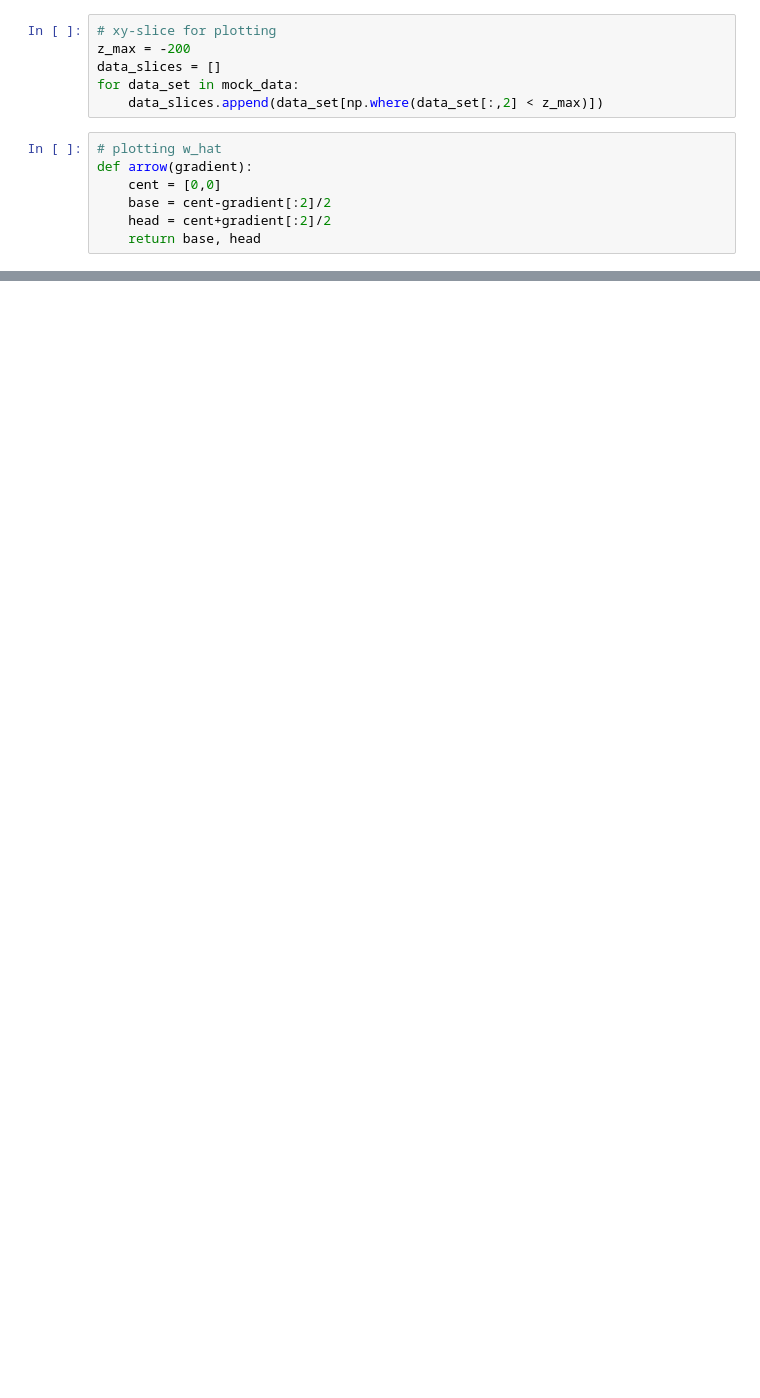
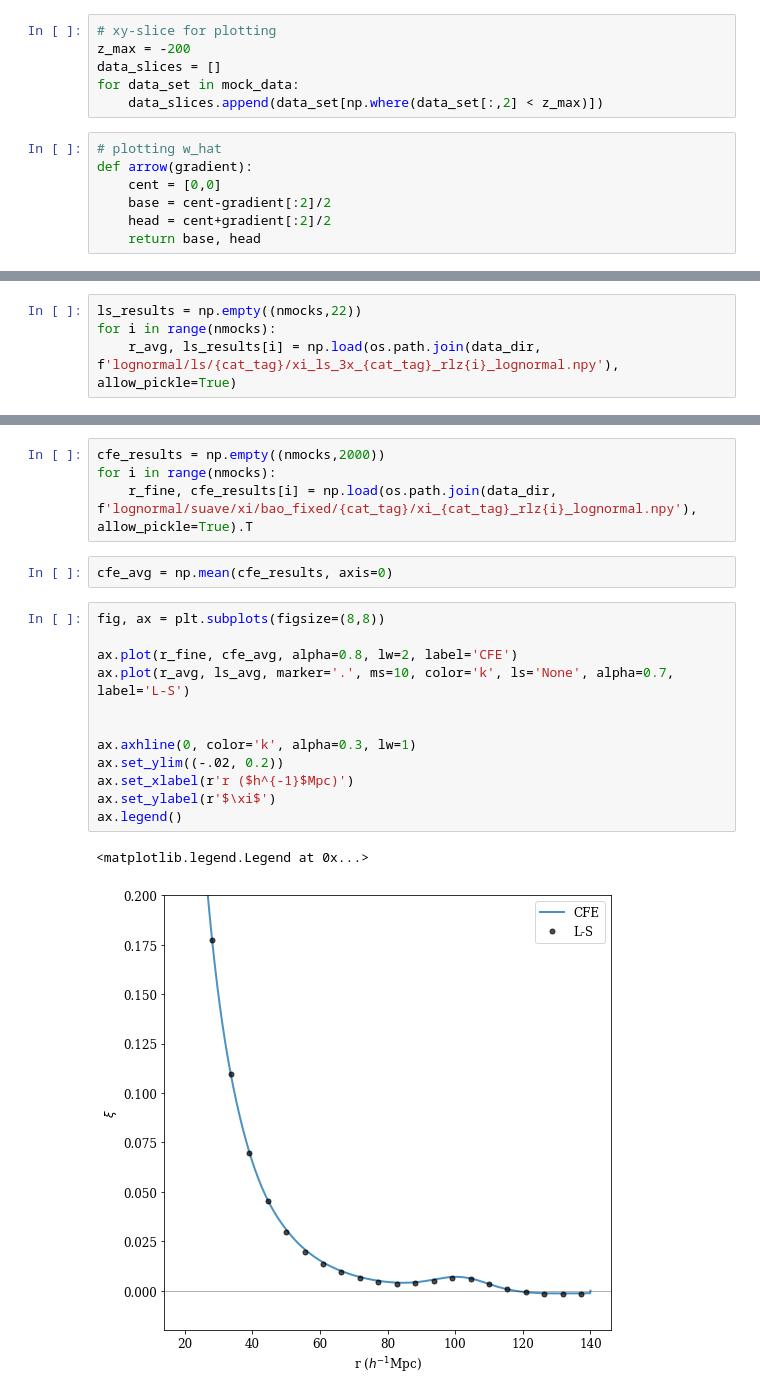
Before and after one commit to abbyw24/CFE_gradients, a Jupyter notebook: notebooks/paper_plots.ipynb, the cells around one changed output, grey strips where cells are left out. Drawn from its saved outputs; the diff is of its cells as text; blank space fills up the shorter version.

```diff
--- a/notebooks/paper_plots.ipynb
+++ b/notebooks/paper_plots.ipynb
@@ -105,0 +123,4 @@ for i in range(10):
+# %%
+ls_results = np.empty((nmocks,22))
+for i in range(nmocks):
+    r_avg, ls_results[i] = np.load(os.path.join(data_dir, f'lognormal/ls/{cat_tag}/xi_ls_3x_{cat_tag}_rlz{i}_lognormal.npy'), allow_pickle=True)
@@ -105,0 +139,21 @@ for i in range(10):
+# %%
+cfe_results = np.empty((nmocks,2000))
+for i in range(nmocks):
+    r_fine, cfe_results[i] = np.load(os.path.join(data_dir, f'lognormal/suave/xi/bao_fixed/{cat_tag}/xi_{cat_tag}_rlz{i}_lognormal.npy'), allow_pickle=True).T
+# %%
+cfe_avg = np.mean(cfe_results, axis=0)
+# %%
+fig, ax = plt.subplots(figsize=(8,8))
+
+ax.plot(r_fine, cfe_avg, alpha=0.8, lw=2, label='CFE')
+ax.plot(r_avg, ls_avg, marker='.', ms=10, color='k', ls='None', alpha=0.7, label='L-S')
+
+
+ax.axhline(0, color='k', alpha=0.3, lw=1)
+ax.set_ylim((-.02, 0.2))
+ax.set_xlabel(r'r ($h^{-1}$Mpc)')
+ax.set_ylabel(r'$\xi$')
+ax.legend()
+# %% [output]
+<matplotlib.legend.Legend at 0x...>
+[figure, added]
```
Also changed, not shown: parts of 29 cells of this notebook, 7 other files.
